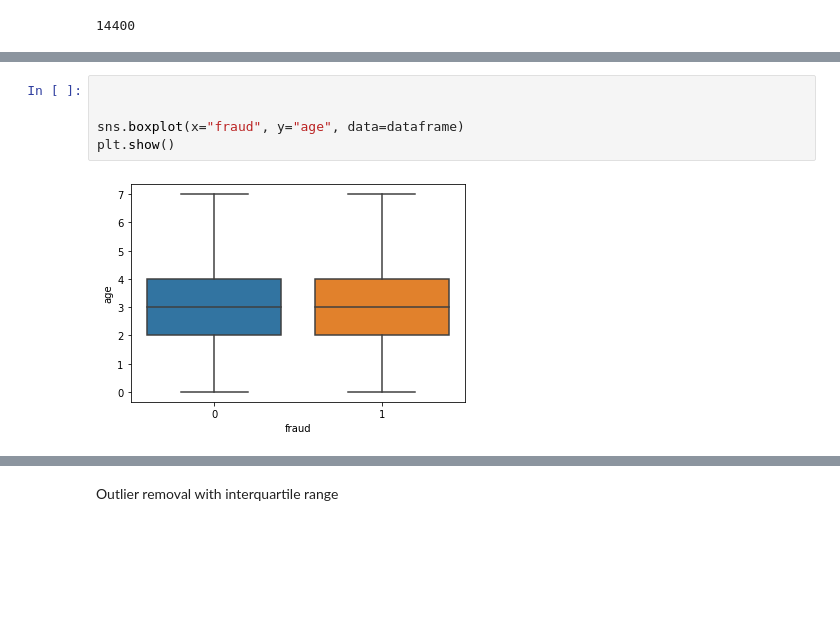
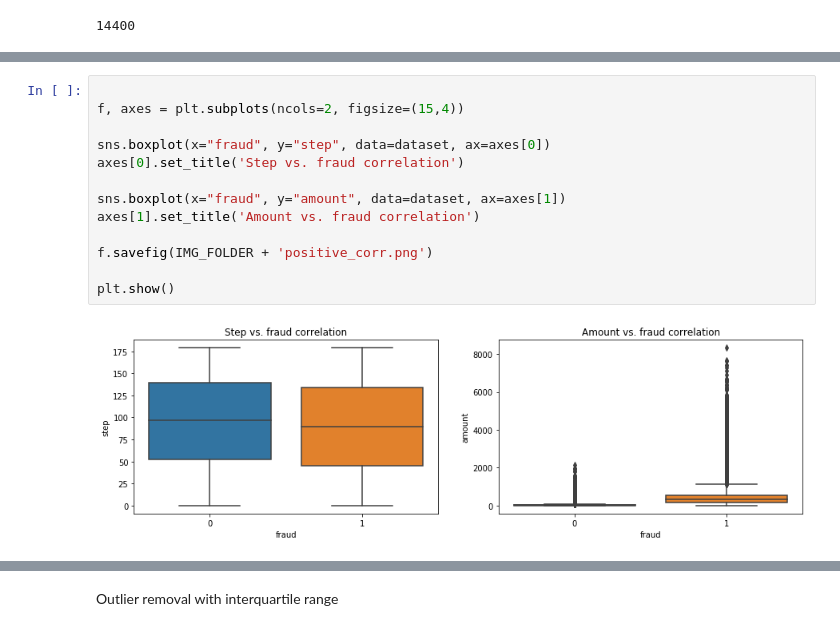
Before and after one commit to vilhjalmur12/CreditCardML2.0, a Jupyter notebook: FeatureExploration/ExplorationNotes.ipynb, the cells around one changed output, grey strips where cells are left out. Cells and saved outputs as stored; diff of their text form; blank space fills up the shorter version.

```diff
--- a/FeatureExploration/ExplorationNotes.ipynb
+++ b/FeatureExploration/ExplorationNotes.ipynb
@@ -177,7 +216,15 @@ sns.heatmap(sub_sample_corr, cmap='coolwarm_r', annot_kws={'size': 20})
-# %%
-
-
-sns.boxplot(x="fraud", y="age", data=dataframe)
-plt.show()
-# %% [output]
-[figure, removed]
+# %%
+
+f, axes = plt.subplots(ncols=2, figsize=(15,4))
+
+sns.boxplot(x="fraud", y="step", data=dataset, ax=axes[0])
+axes[0].set_title('Step vs. fraud correlation')
+
+sns.boxplot(x="fraud", y="amount", data=dataset, ax=axes[1])
+axes[1].set_title('Amount vs. fraud correlation')
+
+f.savefig(IMG_FOLDER + 'positive_corr.png')
+
+plt.show()
+# %% [output]
+[figure, added]
```
Also changed, not shown: parts of 9 cells of this notebook, 11 other files.
